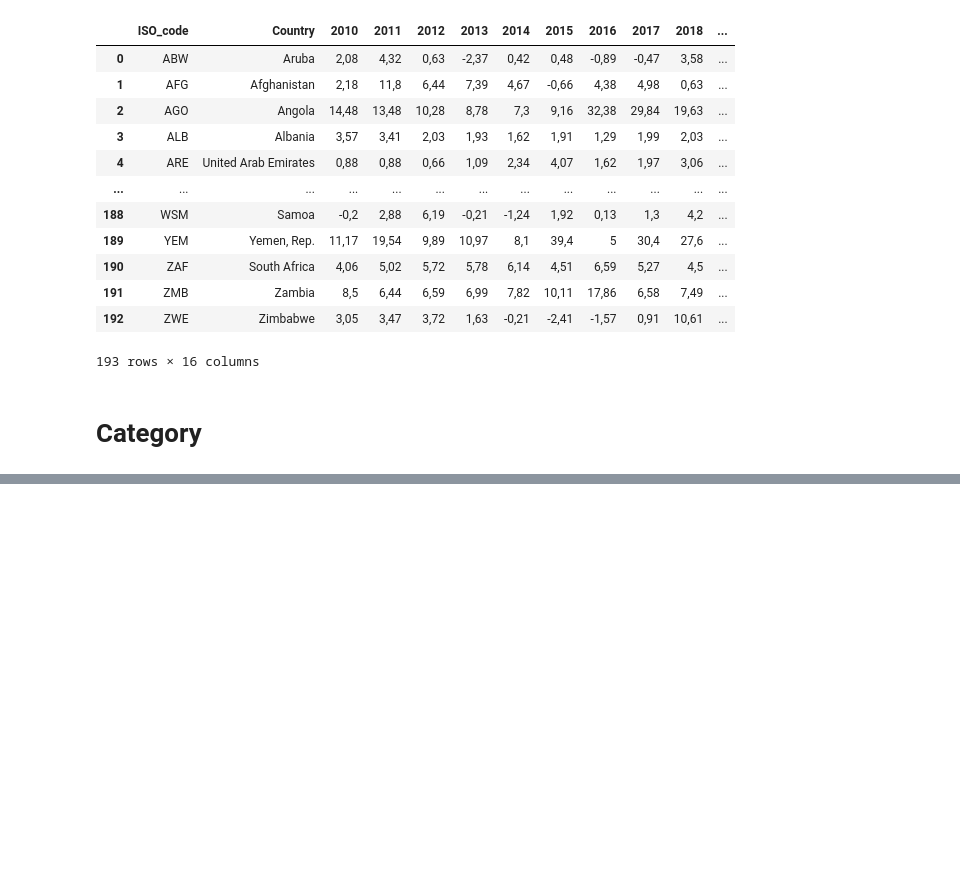
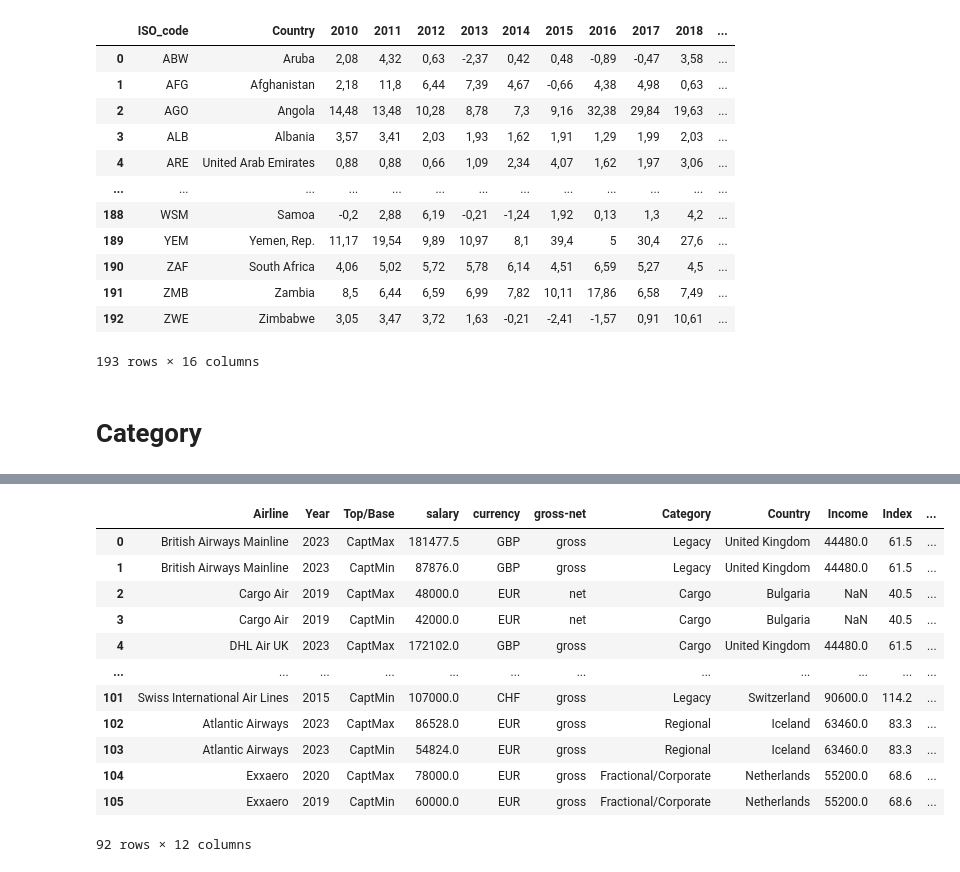
Before and after one commit to old2212/squawkit_predictor, a Jupyter notebook: METADATA_SCRAPING.ipynb, the cells around one changed output, grey strips where cells are left out. Drawn from its saved outputs; the diff is of its cells as text; code cells hidden in the pictures; blank space fills up the shorter version.

```diff
--- a/METADATA_SCRAPING.ipynb
+++ b/METADATA_SCRAPING.ipynb
@@ -301,0 +306,10 @@ df_category.to_csv("category.csv")
+# %%
+df_extract_ppjn = pd.read_csv("PPJN_extract_salary.csv")
+df_extract_ppjn.head()
+
+#fill in blank with gross + remove Nan salary + convert salary to numeric
+df_extract_ppjn["gross-net"] = df_extract_ppjn["gross-net"].fillna("gross")
+df_extract_ppjn = df_extract_ppjn.dropna()
+df_extract_ppjn["salary"] = df_extract_ppjn["salary"].str.replace(',', '.')
+df_extract_ppjn["salary"] = pd.to_numeric(df_extract_ppjn["salary"])
+df_extract_ppjn["Year"] = df_extract_ppjn["Year"].astype(int)
@@ -301,0 +399,16 @@ df_category.to_csv("category.csv")
+# %%
+df_conso
+# %% [output]
+|  | Airline | Year | Top/Base | salary | currency | gross-net | Category | Country | Income | Index | ... |
+| 0 | British Airways Mainline | 2023 | CaptMax | 181477.5 | GBP | gross | Legacy | United Kingdom | 44480.0 | 61.5 | ... |
+| 1 | British Airways Mainline | 2023 | CaptMin | 87876.0 | GBP | gross | Legacy | United Kingdom | 44480.0 | 61.5 | ... |
+| 2 | Cargo Air | 2019 | CaptMax | 48000.0 | EUR | net | Cargo | Bulgaria | NaN | 40.5 | ... |
+| 3 | Cargo Air | 2019 | CaptMin | 42000.0 | EUR | net | Cargo | Bulgaria | NaN | 40.5 | ... |
+| 4 | DHL Air UK | 2023 | CaptMax | 172102.0 | GBP | gross | Cargo | United Kingdom | 44480.0 | 61.5 | ... |
+| ... | ... | ... | ... | ... | ... | ... | ... | ... | ... | ... | ... |
+| 101 | Swiss International Air Lines | 2015 | CaptMin | 107000.0 | CHF | gross | Legacy | Switzerland | 90600.0 | 114.2 | ... |
+| 102 | Atlantic Airways | 2023 | CaptMax | 86528.0 | EUR | gross | Regional | Iceland | 63460.0 | 83.3 | ... |
+| 103 | Atlantic Airways | 2023 | CaptMin | 54824.0 | EUR | gross | Regional | Iceland | 63460.0 | 83.3 | ... |
+| 104 | Exxaero | 2020 | CaptMax | 78000.0 | EUR | gross | Fractional/Corporate | Netherlands | 55200.0 | 68.6 | ... |
+| 105 | Exxaero | 2019 | CaptMin | 60000.0 | EUR | gross | Fractional/Corporate | Netherlands | 55200.0 | 68.6 | ... |
+92 rows × 12 columns
```
Also changed, not shown: parts of 12 cells of this notebook, 7 other files.
